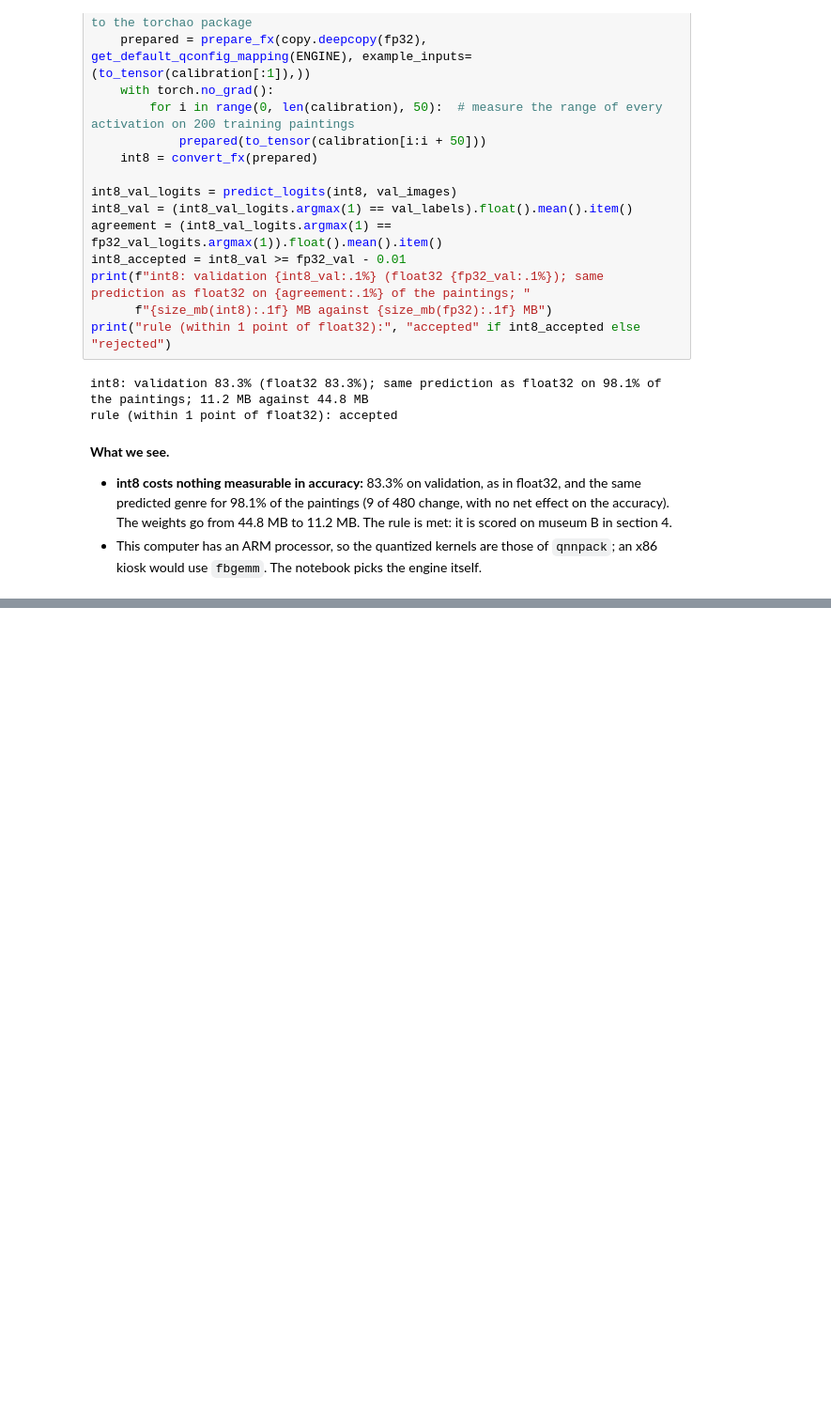
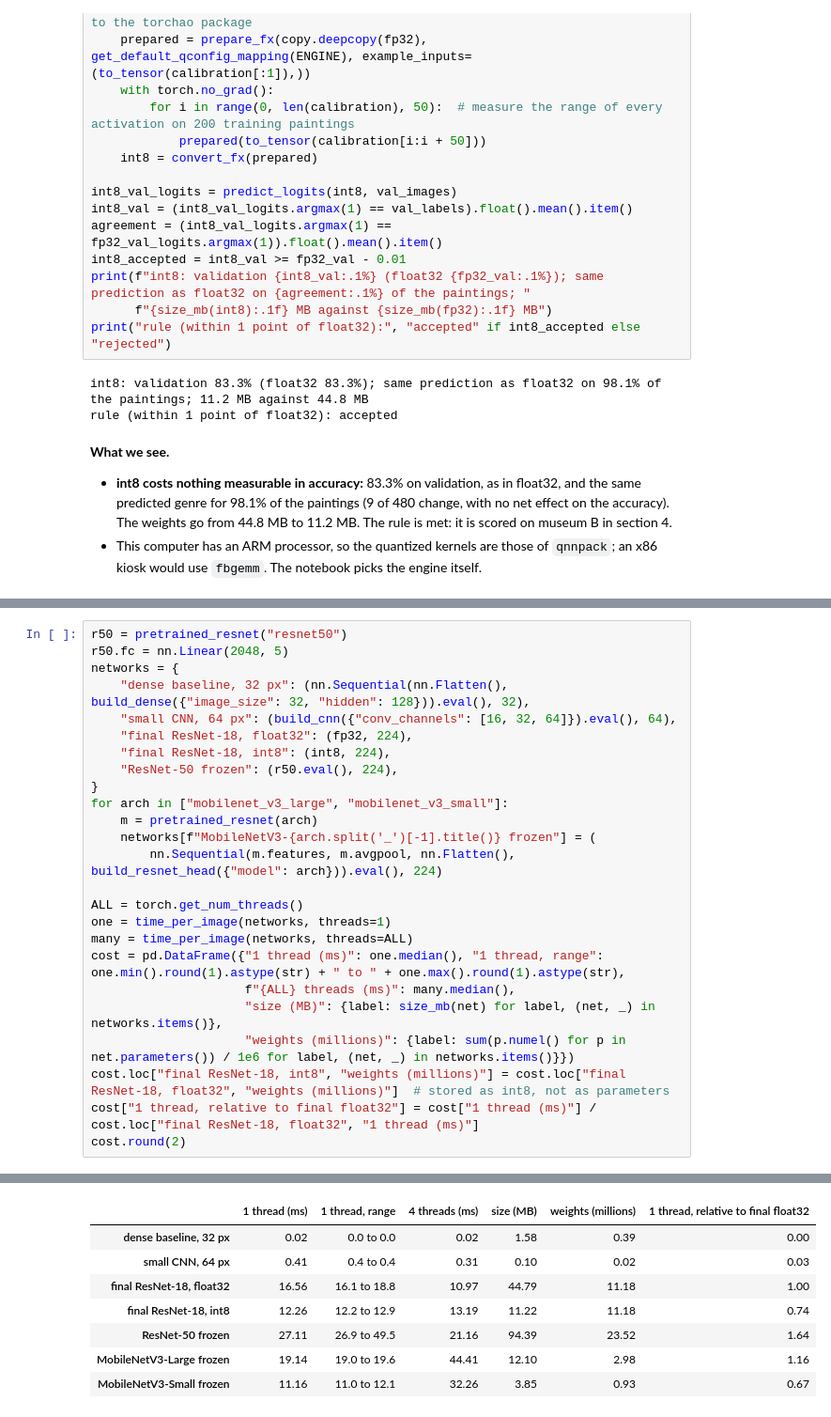
Before and after one commit to Xenodion/deep-learning-project-waerniers-lamy, a Jupyter notebook: src/deep_learning_project_waerniers_lamy_mahieddine/vision/P16_kiosk_cost.ipynb, the cells around one changed output, grey strips where cells are left out. Shown at 94% size. Saved outputs shown, nothing was run; the diff lists cells and outputs as text; blank space fills up the shorter version.

```diff
--- a/src/deep_learning_project_waerniers_lamy_mahieddine/vision/P16_kiosk_cost.ipynb
+++ b/src/deep_learning_project_waerniers_lamy_mahieddine/vision/P16_kiosk_cost.ipynb
@@ -89,0 +135,26 @@ rule (within 1 point of float32): accepted
+# %%
+r50 = pretrained_resnet("resnet50")
+r50.fc = nn.Linear(2048, 5)
+networks = {
+    "dense baseline, 32 px": (nn.Sequential(nn.Flatten(), build_dense({"image_size": 32, "hidden": 128})).eval(), 32),
+    "small CNN, 64 px": (build_cnn({"conv_channels": [16, 32, 64]}).eval(), 64),
+    "final ResNet-18, float32": (fp32, 224),
+    "final ResNet-18, int8": (int8, 224),
+    "ResNet-50 frozen": (r50.eval(), 224),
+}
+for arch in ["mobilenet_v3_large", "mobilenet_v3_small"]:
+    m = pretrained_resnet(arch)
+    networks[f"MobileNetV3-{arch.split('_')[-1].title()} frozen"] = (
+        nn.Sequential(m.features, m.avgpool, nn.Flatten(), build_resnet_head({"model": arch})).eval(), 224)
+
+ALL = torch.get_num_threads()
+one = time_per_image(networks, threads=1)
+many = time_per_image(networks, threads=ALL)
+cost = pd.DataFrame({"1 thread (ms)": one.median(), "1 thread, range": one.min().round(1).astype(str) + " to " + one.max().round(1).astype(str),
+                     f"{ALL} threads (ms)": many.median(),
+                     "size (MB)": {label: size_mb(net) for label, (net, _) in networks.items()},
+                     "weights (millions)": {label: sum(p.numel() for p in net.parameters()) / 1e6 for label, (net, _) in networks.items()}})
+cost.loc["final ResNet-18, int8", "weights (millions)"] = cost.loc["final ResNet-18, float32", "weights (millions)"]  # stored as int8, not as parameters
+cost["1 thread, relative to final float32"] = cost["1 thread (ms)"] / cost.loc["final ResNet-18, float32", "1 thread (ms)"]
+cost.round(2)
+# %% [output]
@@ -89,0 +162,8 @@ rule (within 1 point of float32): accepted
+|  | 1 thread (ms) | 1 thread, range | 4 threads (ms) | size (MB) | weights (millions) | 1 thread, relative to final float32 |
+| dense baseline, 32 px | 0.02 | 0.0 to 0.0 | 0.02 | 1.58 | 0.39 | 0.00 |
+| small CNN, 64 px | 0.41 | 0.4 to 0.4 | 0.31 | 0.10 | 0.02 | 0.03 |
+| final ResNet-18, float32 | 16.56 | 16.1 to 18.8 | 10.97 | 44.79 | 11.18 | 1.00 |
+| final ResNet-18, int8 | 12.26 | 12.2 to 12.9 | 13.19 | 11.22 | 11.18 | 0.74 |
+| ResNet-50 frozen | 27.11 | 26.9 to 49.5 | 21.16 | 94.39 | 23.52 | 1.64 |
+| MobileNetV3-Large frozen | 19.14 | 19.0 to 19.6 | 44.41 | 12.10 | 2.98 | 1.16 |
+| MobileNetV3-Small frozen | 11.16 | 11.0 to 12.1 | 32.26 | 3.85 | 0.93 | 0.67 |
```
Also changed, not shown: parts of 12 cells of this notebook, 4 other files.
